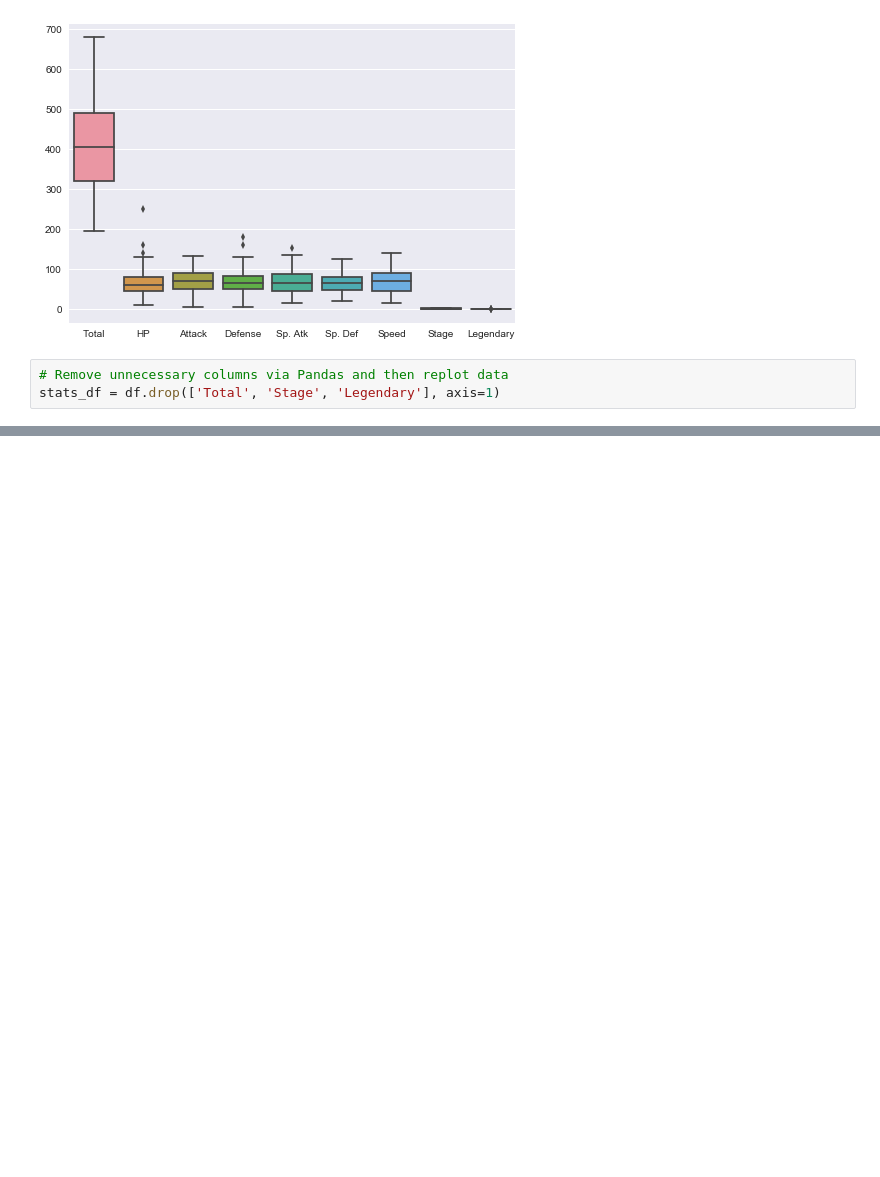
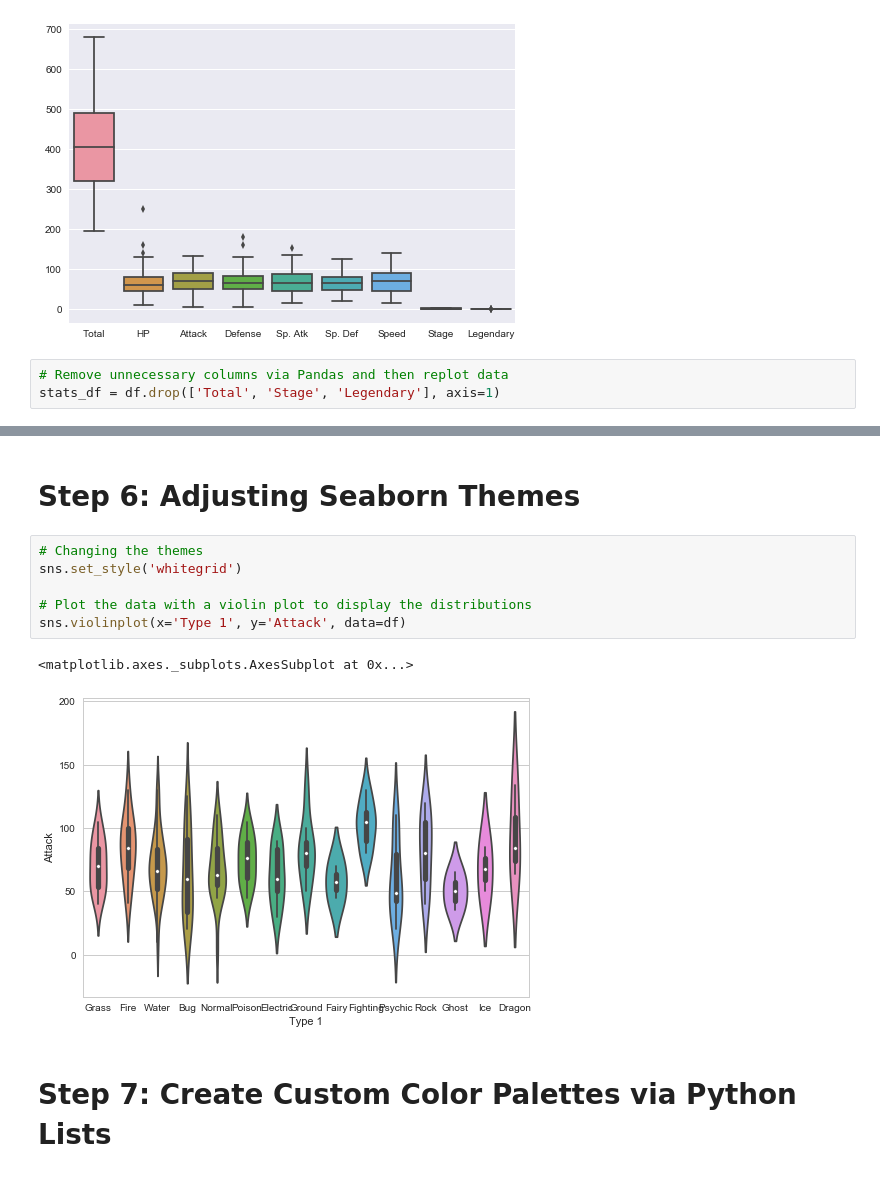
Before and after one commit to kbrook10/python_seaborn_tutorial, a Jupyter notebook: Python Seaborn Tutorial - EliteDataScience.ipynb, the cells around one changed output, grey strips where cells are left out. Cells and saved outputs as stored; diff of their text form; blank space fills up the shorter version.

```diff
--- a/Python Seaborn Tutorial - EliteDataScience.ipynb
+++ b/Python Seaborn Tutorial - EliteDataScience.ipynb
@@ -81,0 +85,13 @@ sns.boxplot(data=stats_df)
+# %% [markdown]
+# Step 6: Adjusting Seaborn Themes
+# %%
+# Changing the themes
+sns.set_style('whitegrid')
+
+# Plot the data with a violin plot to display the distributions
+sns.violinplot(x='Type 1', y='Attack', data=df)
+# %% [output]
+<matplotlib.axes._subplots.AxesSubplot at 0x...>
+[figure, added]
+# %% [markdown]
+# Step 7: Create Custom Color Palettes via Python Lists
```
Also changed, not shown: parts of 4 cells of this notebook.
